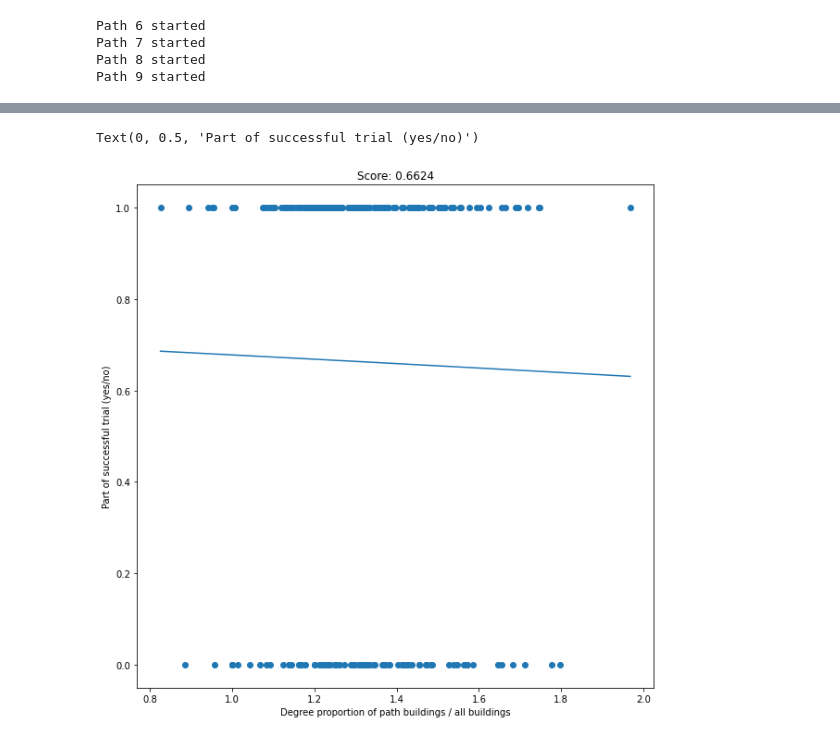
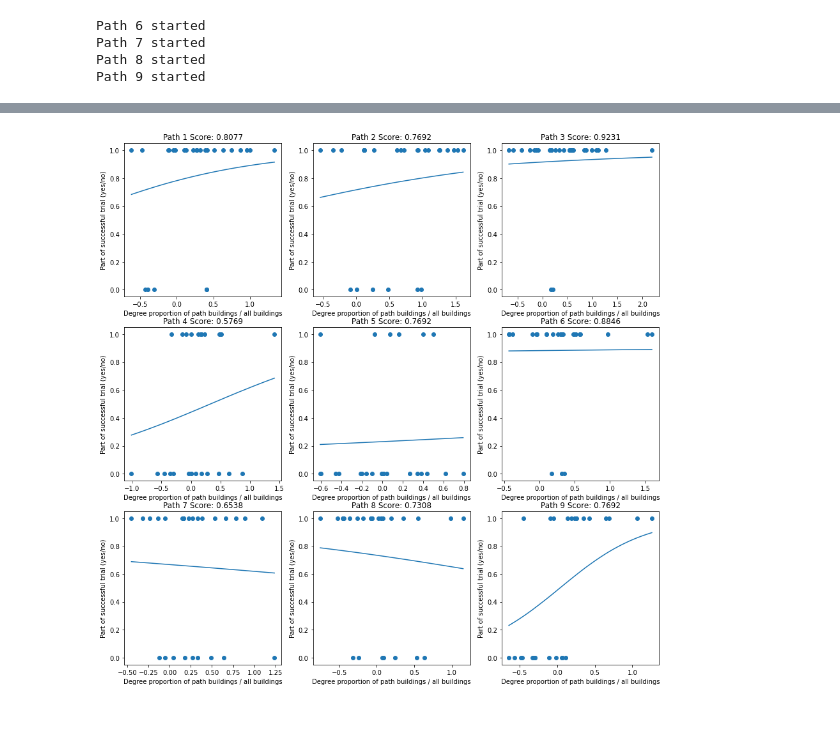
Before and after one commit to lucasessmann/GTA_ET, a Jupyter notebook: FlowAnalysis.ipynb, the cells around one changed output, grey strips where cells are left out. Cells and saved outputs as stored; diff of their text form; code cells hidden in the pictures.

```diff
--- a/FlowAnalysis.ipynb
+++ b/FlowAnalysis.ipynb
@@ -218,7 +223,7 @@ print(subIDs_all)
 [1004 1005 1008 1010 1011 1013 1017 1018 1019 1021 1022 1023 1054 1055
  1056 1057 1058 1068 1069 1072 1073 1074 1075 1077 1079 1080]
 # %%
-close_figures = True # if you want the figures to be closed
+close_figures = False # if you want the figures to be closed
 # %%
 plt.figure(figsize=(10,7))
 plt.hist(Flow_all_df.mean(axis=1), ec='k')
@@ -242,7 +250,8 @@ conditions = ['Single', 'SingleC' , 'Dyadic']
 directions = ['A','B']
 Flow_df = pd.DataFrame()
 
-
+flow_list = []
+min_degree_start_target_list = []
 
 for condition in conditions:
     PROCESSED_DATA_PATH = './Results/' + condition + '/'
@@ -351,7 +360,11 @@ for condition in conditions:
             if condition == "Dyadic":
                 Flow_df_A["Leader"] = subject_data[subject_data.SubjectID == subject]['Leader?'].values[0].copy()
 
+            source_degree = centrality_df[centrality_df.Subject == str(subject)][source].item()
+            sink_degree = centrality_df[centrality_df.Subject == str(subject)][sink].item()
 
+            min_degree_start_target_list.append(min(source_degree, sink_degree))
+            flow_list.append(flow_value)
         # condition B
         elif subject_data.Condition[subject_data.SubjectID == subject].values[0] == 'B':
 
@@ -375,6 +388,15 @@ for condition in conditions:
             if condition == "Dyadic":
                 Flow_df_B["Leader"] = subject_data[subject_data.SubjectID == subject]['Leader?'].values[0].copy()
 
+
+            source_degree = centrality_df[centrality_df.Subject == str(subject)][source].item()
+            sink_degree = centrality_df[centrality_df.Subject == str(subject)][sink].item()
+
+            min_degree_start_target_list.append(min(source_degree, sink_degree))
+            flow_list.append(flow_value)
+
+
+
     Flow_df_condition = pd.DataFrame()
     Flow_df_condition = pd.concat([Flow_df_A, Flow_df_B], axis=0)
 
@@ -1943,39 +2038,42 @@ Path 9 started
 # %%
 # Logistic regression
 
 #con_dir_degree = current_path_str + condition + '_' + direction + '_Degree'
 
-dataset = []
-dataset = normalized_df.copy()
-dataset = np.array(dataset)
-dataset = np.nan_to_num(dataset, copy=True, nan=1.0, posinf=None, neginf=None)
-dataset = dataset.reshape(-1,1)
-dataset = dataset.astype(float)
+plt.figure(figsize=(15,15))
 
-successes = []
-successes = success_df.copy()
-successes = np.array(successes)
-successes = np.nan_to_num(successes, copy=True, nan=0.0, posinf=None, neginf=None)
-successes = successes.reshape(-1,1)
-successes = successes.astype(int)
+for path in range(9):
 
+    path_str = "Path_" + str(path+1)
+    dataset = []
+    dataset = target_norm_df[path_str].copy()
+    dataset = np.array(dataset)
+    dataset = np.nan_to_num(dataset, copy=True, nan=0.0, posinf=None, neginf=None)
+    dataset = dataset.reshape(-1,1)
+    dataset = dataset.astype(float)
 
-plt.figure(figsize=(10,10))
-plt.title('Logistic Regression Single (A and B combined)')
+    successes = []
+    successes = success_df[path_str].copy()
+    successes = np.array(successes)
+    successes = np.nan_to_num(successes, copy=True, nan=0.0, posinf=None, neginf=None)
+    successes = successes.reshape(-1,1)
+    successes = successes.astype(int)
 
-clf = LogisticRegression().fit(dataset, successes)
-coef = clf.coef_;
-intercept = clf.intercept_;
-x_in = np.linspace(min(dataset), max(dataset), 100);
-y = sigmoid(coef * x_in + intercept)
+    plt.subplot(3,3,path+1)
+    plt.title('Path ' + str(path))
 
-plt.scatter(dataset, successes)
-plt.plot(x_in, y);
-fit_pctg = clf.score(dataset, successes);
+    clf = LogisticRegression().fit(dataset, successes)
+    coef = clf.coef_;
+    intercept = clf.intercept_;
+    x_in = np.linspace(min(dataset), max(dataset), 100);
+    y = sigmoid(coef * x_in + intercept)
 
-plt.title('Score: ' + str(round(clf.score(dataset,successes),4)))
-plt.xlabel("Degree proportion of path buildings / all buildings")
-plt.ylabel("Part of successful trial (yes/no)")
+    plt.scatter(dataset, successes)
+    plt.plot(x_in, y);
+    fit_pctg = clf.score(dataset, successes);
+
+    plt.title('Path ' + str(path+1) + ' Score: ' + str(round(clf.score(dataset,successes),4)))
+    plt.xlabel("Degree proportion of path buildings / all buildings")
+    plt.ylabel("Part of successful trial (yes/no)")
 # %% [output]
-Text(0, 0.5, 'Part of successful trial (yes/no)')
-[figure, old version]
+[figure, new version]
```
Also changed, not shown: parts of 9 cells of this notebook.
